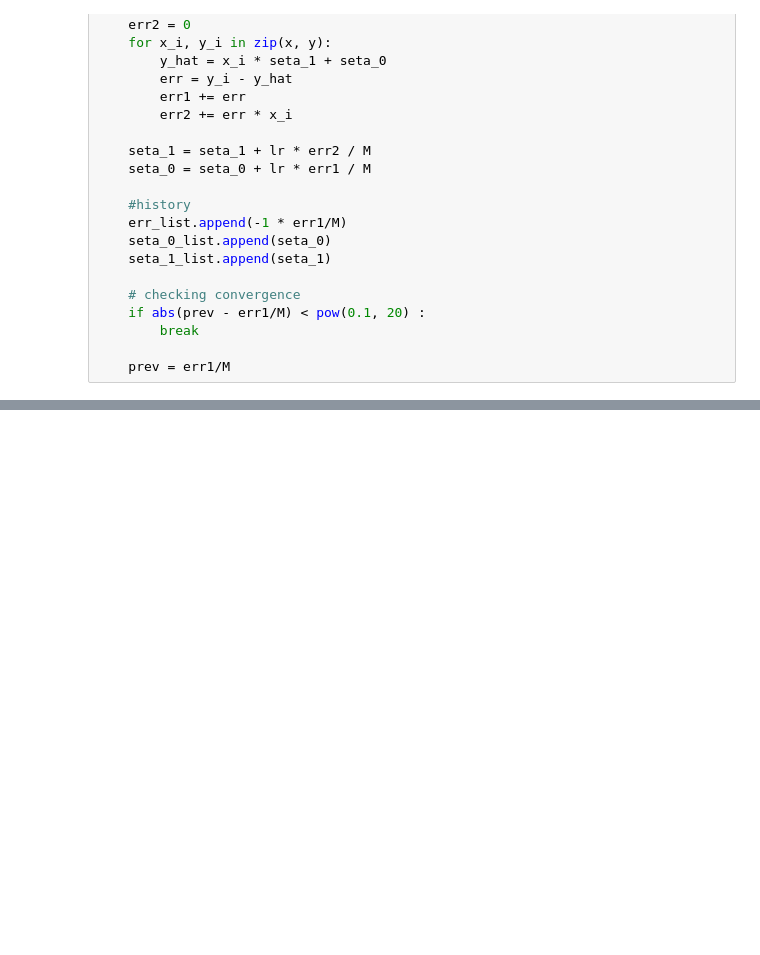
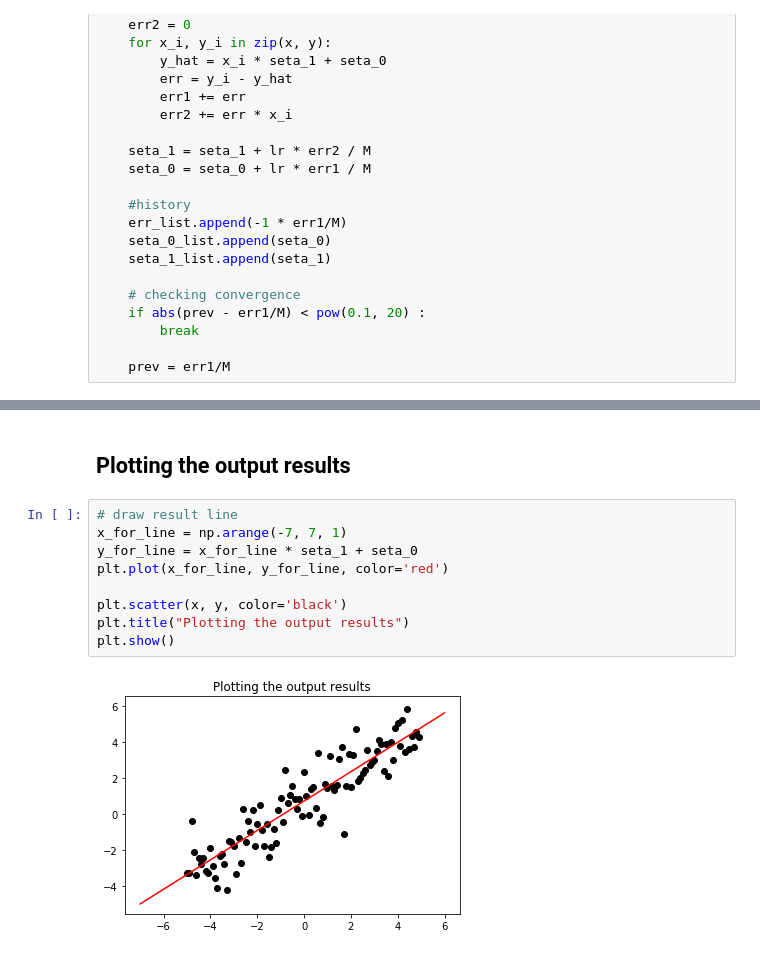
Before and after one commit to YoungsooNa/ML, a Jupyter notebook: Assignment_01/Assignment_01.ipynb, the cells around one changed output, grey strips where cells are left out. Saved outputs shown, nothing was run; the diff lists cells and outputs as text; blank space fills up the shorter version.

```diff
--- a/Assignment_01/Assignment_01.ipynb
+++ b/Assignment_01/Assignment_01.ipynb
@@ -57,0 +61,13 @@ for i in range(epochs):
+# %% [markdown]
+## Plotting the output results
+# %%
+# draw result line
+x_for_line = np.arange(-7, 7, 1)
+y_for_line = x_for_line * seta_1 + seta_0
+plt.plot(x_for_line, y_for_line, color='red')
+
+plt.scatter(x, y, color='black')
+plt.title("Plotting the output results")
+plt.show()
+# %% [output]
+[figure, added]
```
Also changed, not shown: parts of 5 cells of this notebook.
